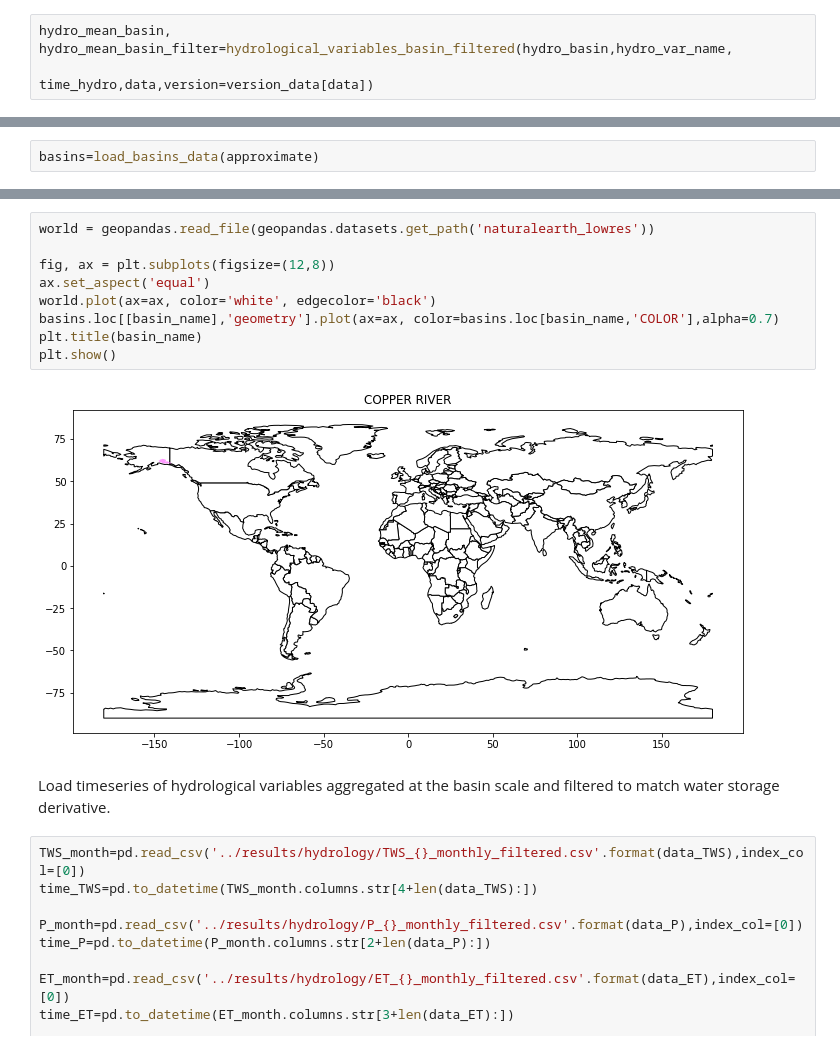
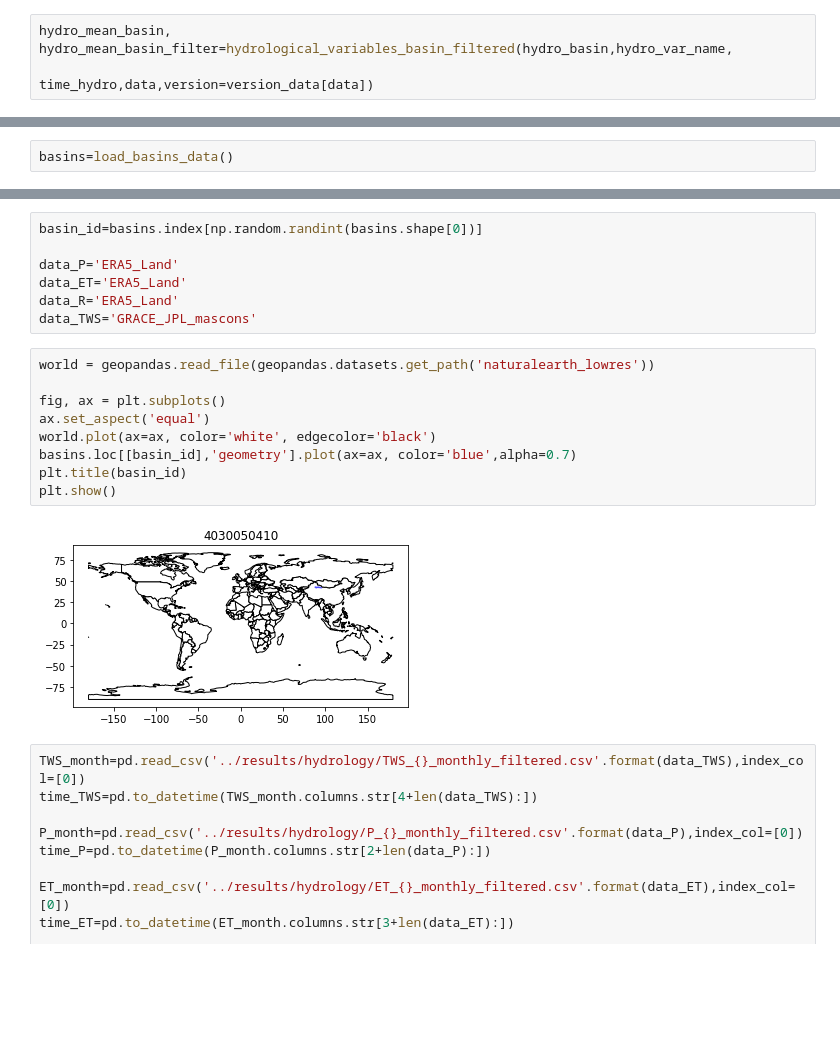
Before and after one commit to lehmannfa/water_storage_changes, a Jupyter notebook: water_budget/Explore datasets.ipynb, the cells around one changed output, grey strips where cells are left out. Cells and saved outputs as stored; diff of their text form; blank space fills up the shorter version.

```diff
--- a/water_budget/Explore datasets.ipynb
+++ b/water_budget/Explore datasets.ipynb
@@ -216,2 +205,2 @@ plt.show()
 # %%
-basins=load_basins_data(approximate)
+basins=load_basins_data()
@@ -227,16 +207,21 @@ data_TWS='GRACE_JPL_mascons'
+# %%
+basin_id=basins.index[np.random.randint(basins.shape[0])]
+
+data_P='ERA5_Land'
+data_ET='ERA5_Land'
+data_R='ERA5_Land'
+data_TWS='GRACE_JPL_mascons'
 # %%
 world = geopandas.read_file(geopandas.datasets.get_path('naturalearth_lowres'))
 
-fig, ax = plt.subplots(figsize=(12,8))
+fig, ax = plt.subplots()
 ax.set_aspect('equal')
 world.plot(ax=ax, color='white', edgecolor='black')
-basins.loc[[basin_name],'geometry'].plot(ax=ax, color=basins.loc[basin_name,'COLOR'],alpha=0.7)
-plt.title(basin_name)
+basins.loc[[basin_id],'geometry'].plot(ax=ax, color='blue',alpha=0.7)
+plt.title(basin_id)
 plt.show()
 # %% [output]
-[figure, old version]
+[figure, new version]
-# %% [markdown]
-Load timeseries of hydrological variables aggregated at the basin scale and filtered to match water storage derivative.
 # %%
 TWS_month=pd.read_csv('../results/hydrology/TWS_{}_monthly_filtered.csv'.format(data_TWS),index_col=[0])
 time_TWS=pd.to_datetime(TWS_month.columns.str[4+len(data_TWS):])
```
Also changed, not shown: parts of 81 cells of this notebook, 6 other files.
